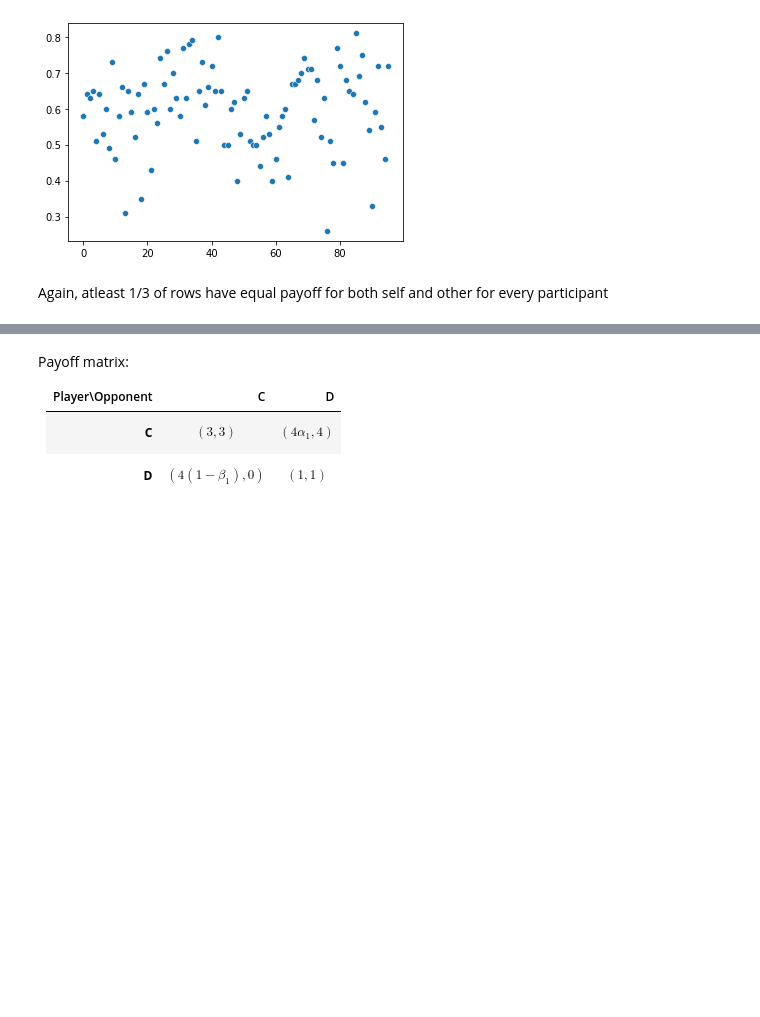
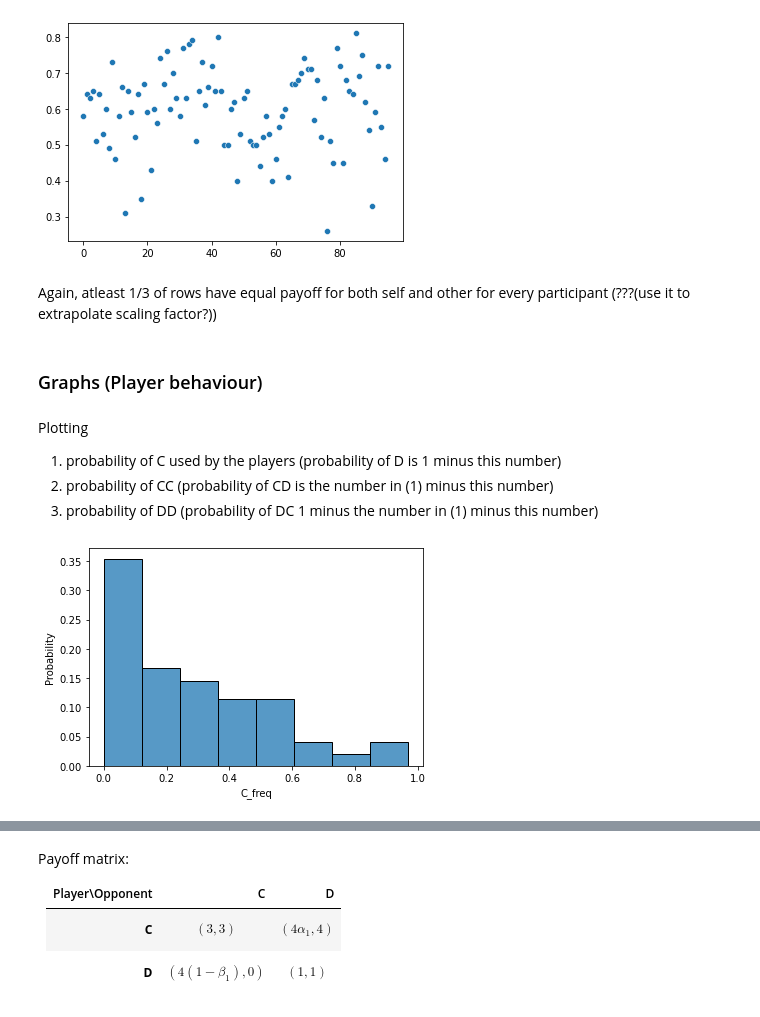
Before and after one commit to 1412richa/CRUtility, a Jupyter notebook: GuiltAndResponsibility/Codes/PD_level0.ipynb, the cells around one changed output, grey strips where cells are left out. Drawn from its saved outputs; the diff is of its cells as text; code cells hidden in the pictures; blank space fills up the shorter version.

```diff
--- a/GuiltAndResponsibility/Codes/PD_level0.ipynb
+++ b/GuiltAndResponsibility/Codes/PD_level0.ipynb
@@ -27,11 +37,10 @@ Payoff matrix:
 # Get csv data
 
 #print(os.getcwd())
-path = 'C:/Users/1412r/OneDrive/Desktop/rand.xlsx'
-df = pd.read_excel(path)
+path = 'Data/PD_Data1/rand.csv'
+df = pd.read_csv(path, header=0, delimiter=';')
 
 #df.head()
-#df.describe()
 # %%
 # Housekeeping
 
@@ -109,4 +119,26 @@ The number of rows with equal payoffs is 5744
 <AxesSubplot:>
 [figure]
 # %% [markdown]
-Again, atleast 1/3 of rows have equal payoff for both self and other for every participant
+Again, atleast 1/3 of rows have equal payoff for both self and other for every participant (???(use it to extrapolate scaling factor?))
+# %% [markdown]
+### Graphs (Player behaviour)
+# %% [markdown]
+Plotting
+1) probability of C used by the players (probability of D is 1 minus this number)
+2) probability of CC (probability of CD is the number in (1) minus this number)
+3) probability of DD (probability of DC 1 minus the number in (1) minus this number)
+# %%
+# PLayer wise frequency of action C and outcomes (C, C) and (D, D)
+
+freq_table = pd.DataFrame(index=df['player'].unique(), columns=['C_freq', 'CC_freq', 'DD_freq'])
+
+for i in df['player'].unique():
+    freq_table.loc[i, 'C_freq']  = sum((df['action_player']=='C')&(df['player']==i))/sum(df['player']==i)
+    freq_table.loc[i, 'CC_freq'] = sum((df['action_opponent']=='C')&(df['action_player']=='C')&(df['player']==i))/sum(df['player']==i)
+    freq_table.loc[i, 'DD_freq'] = sum((df['action_opponent']=='D')&(df['action_player']=='D')&(df['player']==i))/sum(df['player']==i)
+    freq_table.loc[i, 'CD_freq'] = sum((df['action_opponent']=='D')&(df['action_player']=='C')&(df['player']==i))/sum(df['player']==i)
+# %%
+# Histogram of frequency of players playing C
+ax = sns.histplot(x=freq_table['C_freq'], stat='probability')
+# %% [output]
+[figure, added]
```
Also changed, not shown: parts of 92 cells of this notebook, 2 other files.
